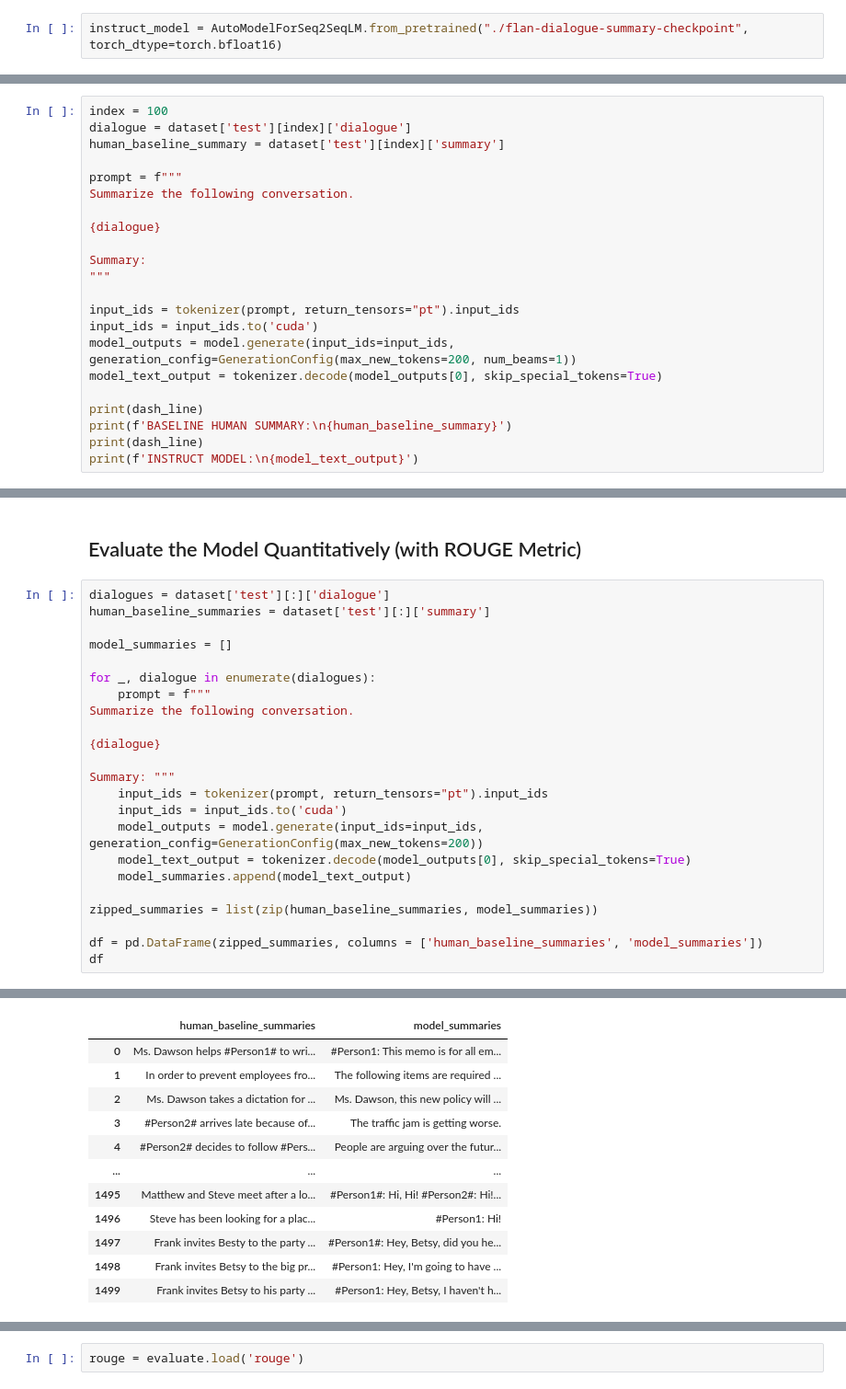
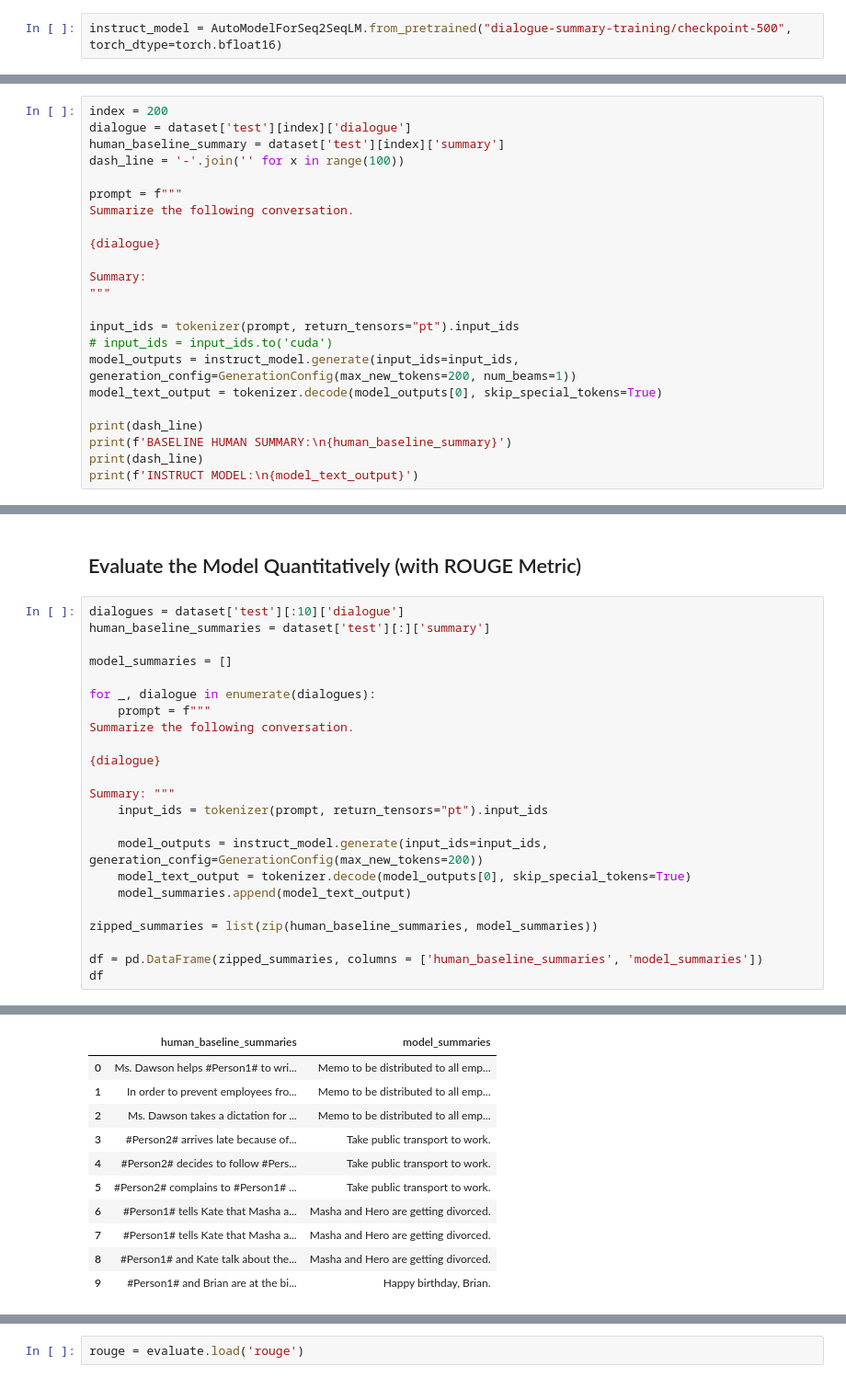
Before and after one commit to akiyomov/dialoguesum-flan-t5, a Jupyter notebook: flan_t5_PEFT.ipynb, the cells around one changed output, grey strips where cells are left out. Shown: that part at 92% size. Drawn from its saved outputs; the diff is of its cells as text.

```diff
--- a/flan_t5_PEFT.ipynb
+++ b/flan_t5_PEFT.ipynb
@@ -218,11 +221,12 @@ unzip:  cannot find zipfile directory in one of checkpoint-10000.zip or
 # %%
-instruct_model = AutoModelForSeq2SeqLM.from_pretrained("./flan-dialogue-summary-checkpoint", torch_dtype=torch.bfloat16)
+instruct_model = AutoModelForSeq2SeqLM.from_pretrained("dialogue-summary-training/checkpoint-500", torch_dtype=torch.bfloat16)
 # %% [markdown]
 ## Evaluate the Model Qualitatively (Human Evaluation)
 # %%
-index = 100
+index = 200
 dialogue = dataset['test'][index]['dialogue']
 human_baseline_summary = dataset['test'][index]['summary']
+dash_line = '-'.join('' for x in range(100))
 
 prompt = f"""
 Summarize the following conversation.
@@ -233,8 +237,8 @@ Summary:
 """
 
 input_ids = tokenizer(prompt, return_tensors="pt").input_ids
-input_ids = input_ids.to('cuda')
-model_outputs = model.generate(input_ids=input_ids, generation_config=GenerationConfig(max_new_tokens=200, num_beams=1))
+# input_ids = input_ids.to('cuda')
+model_outputs = instruct_model.generate(input_ids=input_ids, generation_config=GenerationConfig(max_new_tokens=200, num_beams=1))
 model_text_output = tokenizer.decode(model_outputs[0], skip_special_tokens=True)
 
 print(dash_line)
@@ -251,7 +255,7 @@ The two people are trying to figure out how to act together.
 # %% [markdown]
 ## Evaluate the Model Quantitatively (with ROUGE Metric)
 # %%
-dialogues = dataset['test'][:]['dialogue']
+dialogues = dataset['test'][:10]['dialogue']
 human_baseline_summaries = dataset['test'][:]['summary']
 
 model_summaries = []
@@ -264,8 +268,8 @@ Summarize the following conversation.
 
 Summary: """
     input_ids = tokenizer(prompt, return_tensors="pt").input_ids
-    input_ids = input_ids.to('cuda')
-    model_outputs = model.generate(input_ids=input_ids, generation_config=GenerationConfig(max_new_tokens=200))
+
+    model_outputs = instruct_model.generate(input_ids=input_ids, generation_config=GenerationConfig(max_new_tokens=200))
     model_text_output = tokenizer.decode(model_outputs[0], skip_special_tokens=True)
     model_summaries.append(model_text_output)
 
@@ -278,12 +281,11 @@ Token indices sequence length is longer than the specified maximum sequence leng
 |  | human_baseline_summaries | model_summaries |
-| 0 | Ms. Dawson helps #Person1# to wri... | #Person1: This memo is for all em... |
-| 1 | In order to prevent employees fro... | The following items are required ... |
-| 2 | Ms. Dawson takes a dictation for ... | Ms. Dawson, this new policy will ... |
-| 3 | #Person2# arrives late because of... | The traffic jam is getting worse. |
-| 4 | #Person2# decides to follow #Pers... | People are arguing over the futur... |
-| ... | ... | ... |
-| 1495 | Matthew and Steve meet after a lo... | #Person1#: Hi, Hi! #Person2#: Hi!... |
-| 1496 | Steve has been looking for a plac... | #Person1: Hi! |
-| 1497 | Frank invites Besty to the party ... | #Person1#: Hey, Betsy, did you he... |
-| 1498 | Frank invites Betsy to the big pr... | #Person1: Hey, I'm going to have ... |
-| 1499 | Frank invites Betsy to his party ... | #Person1: Hey, Betsy, I haven't h... |
+| 0 | Ms. Dawson helps #Person1# to wri... | Memo to be distributed to all emp... |
+| 1 | In order to prevent employees fro... | Memo to be distributed to all emp... |
+| 2 | Ms. Dawson takes a dictation for ... | Memo to be distributed to all emp... |
+| 3 | #Person2# arrives late because of... | Take public transport to work. |
+| 4 | #Person2# decides to follow #Pers... | Take public transport to work. |
+| 5 | #Person2# complains to #Person1# ... | Take public transport to work. |
+| 6 | #Person1# tells Kate that Masha a... | Masha and Hero are getting divorced. |
+| 7 | #Person1# tells Kate that Masha a... | Masha and Hero are getting divorced. |
+| 8 | #Person1# and Kate talk about the... | Masha and Hero are getting divorced. |
+| 9 | #Person1# and Brian are at the bi... | Happy birthday, Brian. |
```
Also changed, not shown: parts of 10 cells of this notebook.
